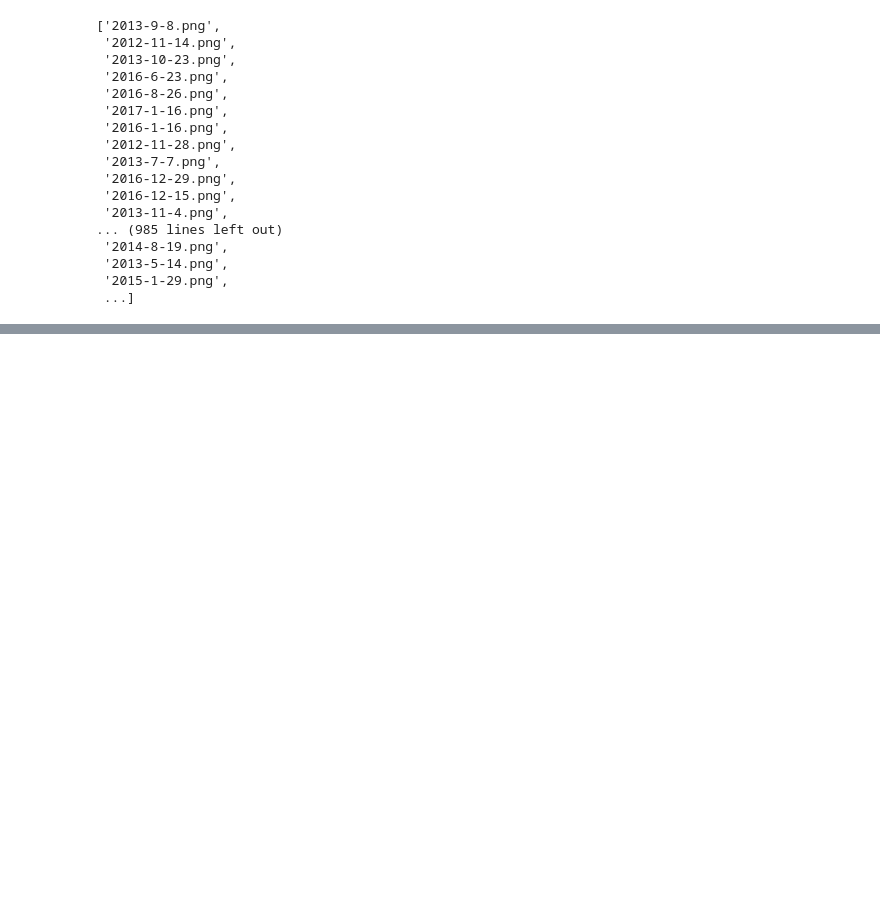
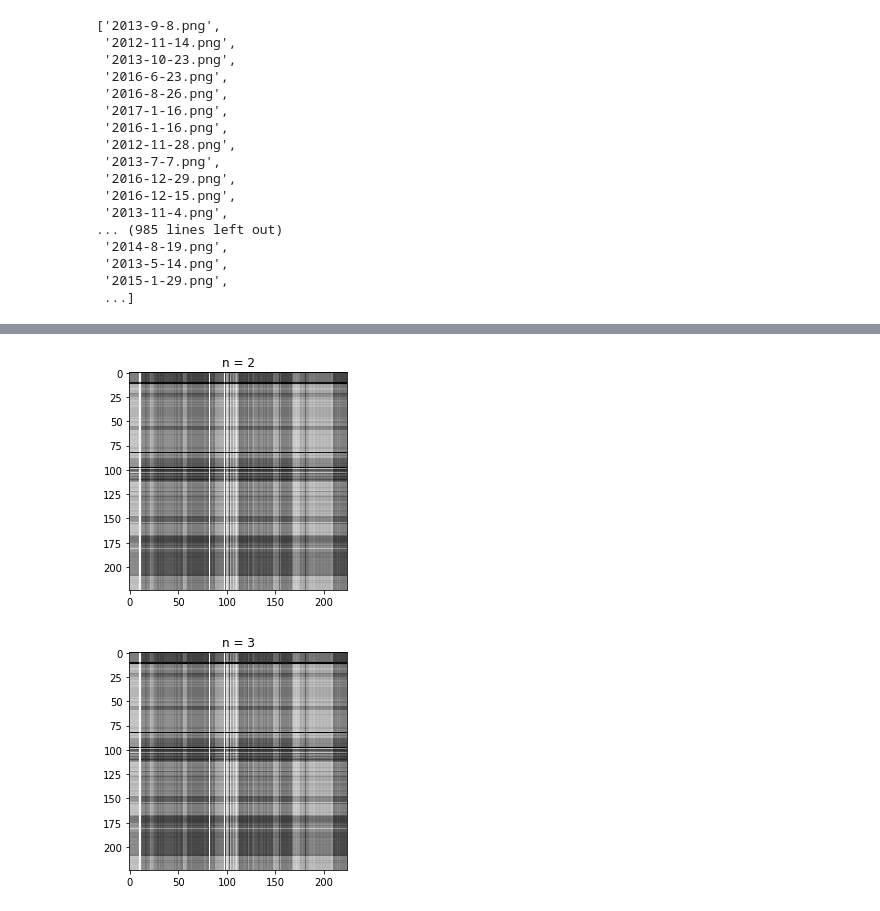
Before and after one commit to Gracepicharporn/Data-Science-project, a Jupyter notebook: process-image/process-image.ipynb, the cells around one changed output, grey strips where cells are left out. Saved outputs shown, nothing was run; the diff lists cells and outputs as text; code cells hidden in the pictures; blank space fills up the shorter version.

```diff
--- a/process-image/process-image.ipynb
+++ b/process-image/process-image.ipynb
@@ -105,0 +134,10 @@ for image_file in files_kettle:
+# %%
+for i in range(2, 4):
+    reconstimg = np.matrix(U[:, :i]) * np.diag(sigma[:i]) * np.matrix(V[:i, :])
+    plt.imshow(reconstimg, cmap='gray')
+    title = "n = %s" % i
+    plt.title(title)
+    plt.show()
+# %% [output]
+[figure, added]
+[figure, added]
```
Also changed, not shown: parts of 16 cells of this notebook, 1 other file.
